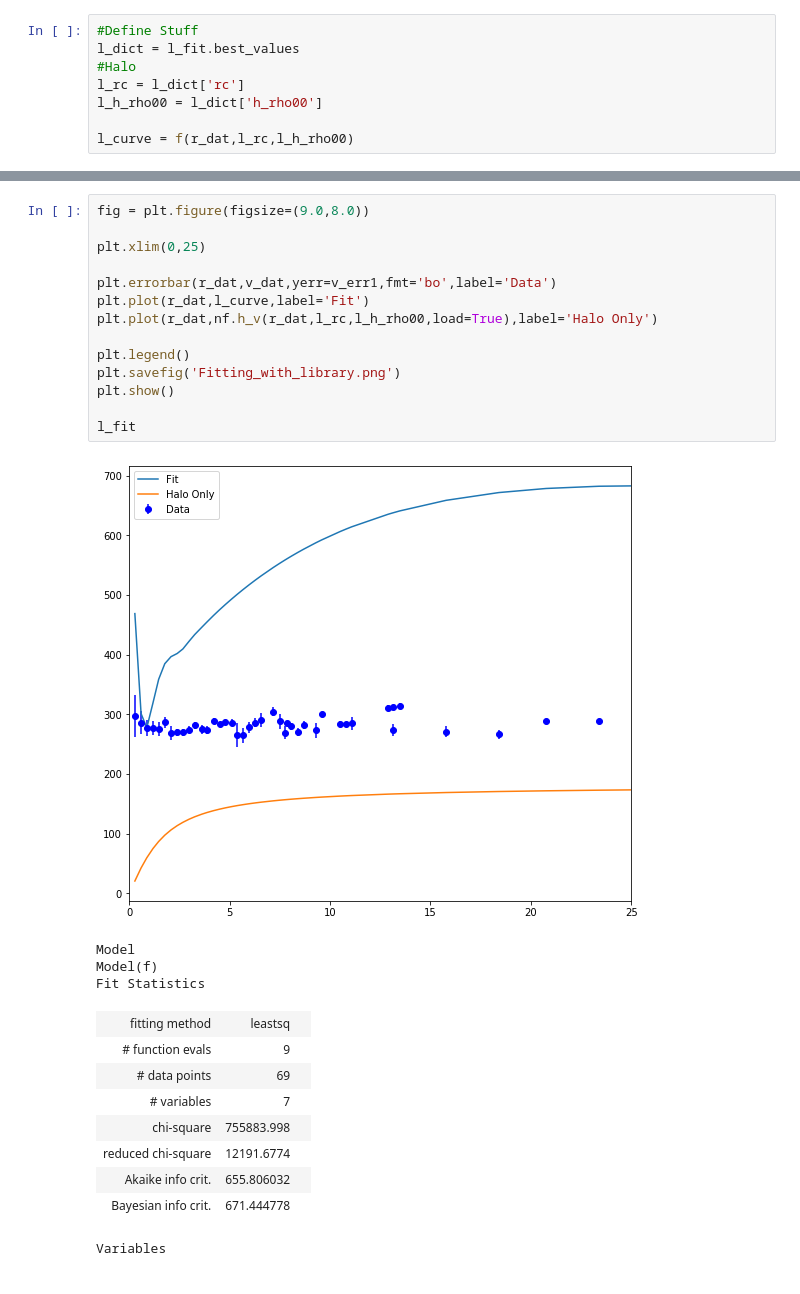
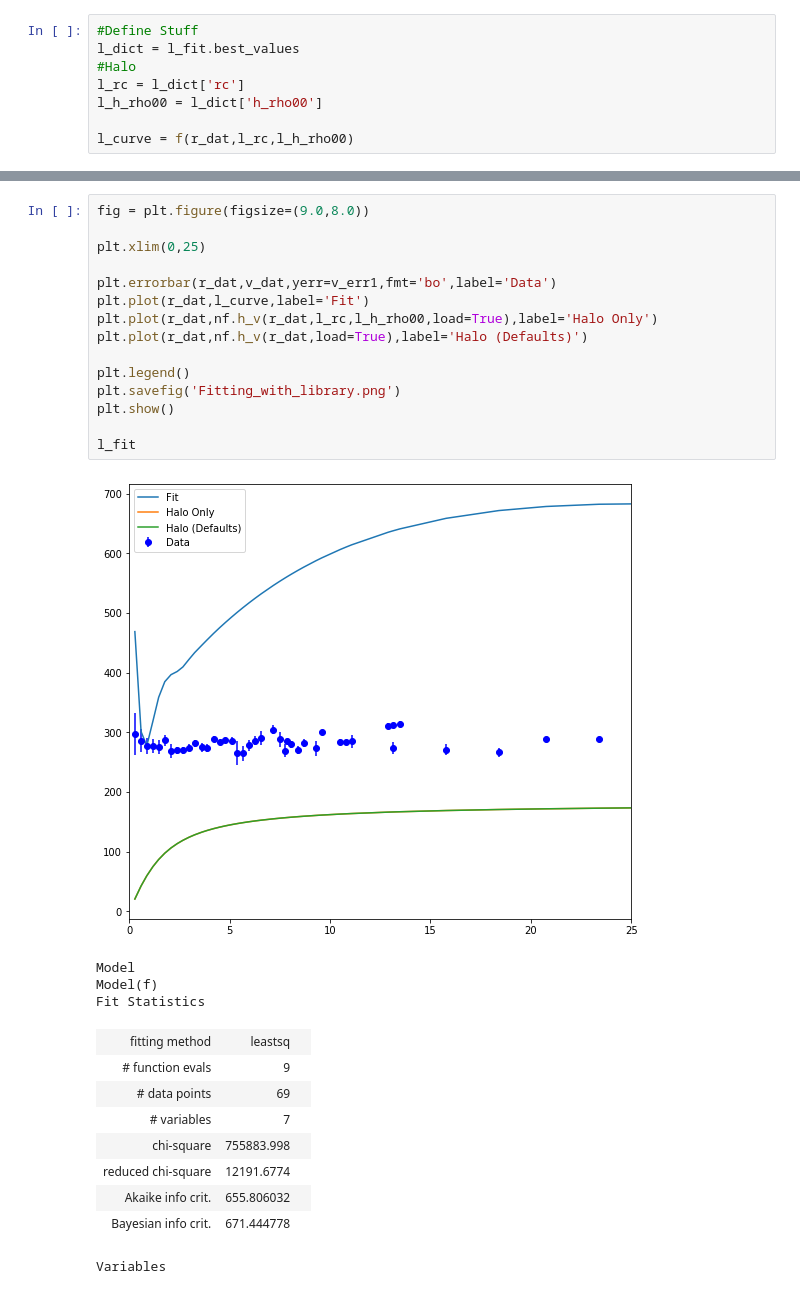
Before and after one commit to villano-lab/grav_project, a Jupyter notebook: fitting/Static_Notebooks/Fitting-Halo.ipynb, the cells around one changed output, grey strips where cells are left out. Saved outputs shown, nothing was run; the diff lists cells and outputs as text.

```diff
--- a/fitting/Static_Notebooks/Fitting-Halo.ipynb
+++ b/fitting/Static_Notebooks/Fitting-Halo.ipynb
@@ -89,19 +90,20 @@ Variables
 # %%
 fig = plt.figure(figsize=(9.0,8.0))
 
 plt.xlim(0,25)
 
 plt.errorbar(r_dat,v_dat,yerr=v_err1,fmt='bo',label='Data')
 plt.plot(r_dat,l_curve,label='Fit')
 plt.plot(r_dat,nf.h_v(r_dat,l_rc,l_h_rho00,load=True),label='Halo Only')
+plt.plot(r_dat,nf.h_v(r_dat,load=True),label='Halo (Defaults)')
 
 plt.legend()
 plt.savefig('Fitting_with_library.png')
 plt.show()
 
 l_fit
 # %% [output]
-[figure, old version]
+[figure, new version]
 Model
 Model(f)
 Fit Statistics
```
Also changed, not shown: parts of 1 cell of this notebook, 2 other files.
